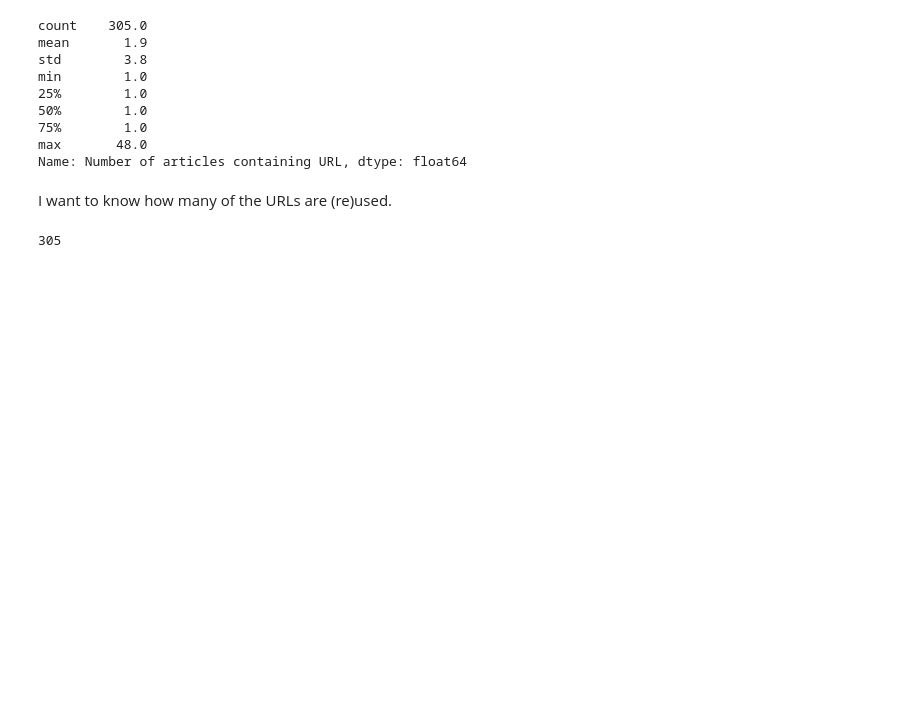
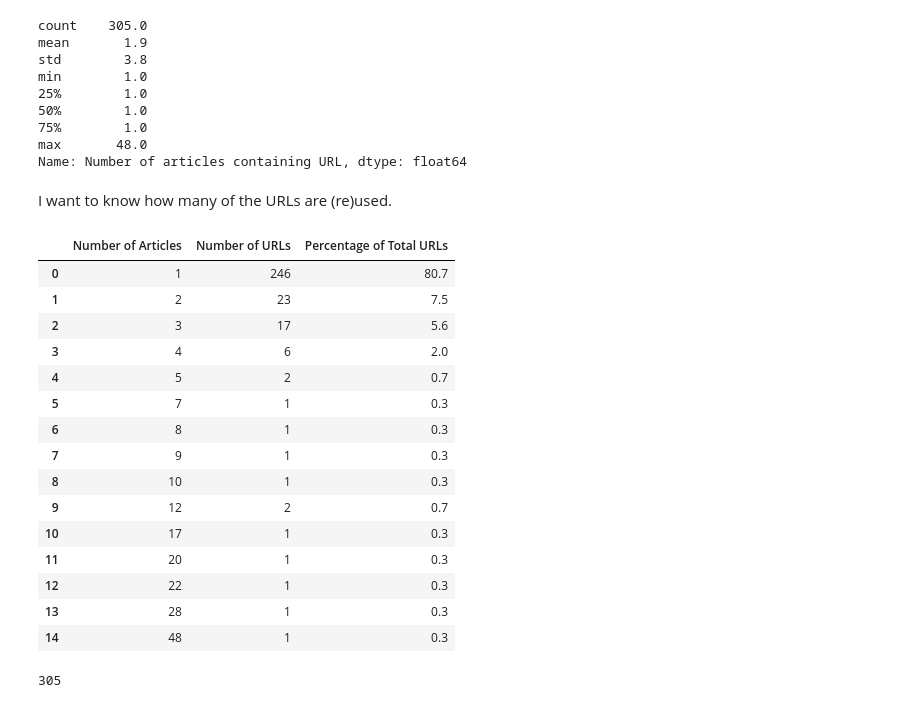
Before and after one commit to phantomloe/Thesis, a Jupyter notebook: Code/reuse_NeuroImage.ipynb, the cells around one changed output. Saved outputs shown, nothing was run; the diff lists cells and outputs as text; code cells hidden in the pictures; blank space fills up the shorter version.

```diff
--- a/Code/reuse_NeuroImage.ipynb
+++ b/Code/reuse_NeuroImage.ipynb
@@ -421,6 +427,42 @@ max       48.0
 Name: Number of articles containing URL, dtype: float64
 # %% [markdown]
 I want to know how many of the URLs are (re)used.
+# %%
+# Group URLs by the number of articles they are mentioned in and count the occurrences
+grouped_table = material_urls_sorted.groupby('Number of articles containing URL').agg({
+    'Material_URL': 'count'
+}).reset_index()
+
+# Calculate the percentage based on the total number of unique URLs
+total_unique_urls = len(material_urls_sorted['Material_URL'].unique())
+grouped_table['Percentage of Total URLs'] = round((grouped_table['Material_URL'] / total_unique_urls) * 100, 1)
+
+# Rename columns for clarity
+grouped_table = grouped_table.rename(columns={
+    'Number of articles containing URL': 'Number of Articles',
+    'Material_URL': 'Number of URLs'
+})
+
+grouped_table.to_csv('../Results/tables/NeuroImage2022_materialURLs_URLsMentionedInArticles_WithPCT.csv', index=False)
+# %%
+grouped_table
+# %% [output]
+|  | Number of Articles | Number of URLs | Percentage of Total URLs |
+| 0 | 1 | 246 | 80.7 |
+| 1 | 2 | 23 | 7.5 |
+| 2 | 3 | 17 | 5.6 |
+| 3 | 4 | 6 | 2.0 |
+| 4 | 5 | 2 | 0.7 |
+| 5 | 7 | 1 | 0.3 |
+| 6 | 8 | 1 | 0.3 |
+| 7 | 9 | 1 | 0.3 |
+| 8 | 10 | 1 | 0.3 |
+| 9 | 12 | 2 | 0.7 |
+| 10 | 17 | 1 | 0.3 |
+| 11 | 20 | 1 | 0.3 |
+| 12 | 22 | 1 | 0.3 |
+| 13 | 28 | 1 | 0.3 |
+| 14 | 48 | 1 | 0.3 |
 # %%
 len(material_urls_sorted) # URLs in total
 # %% [output]
```
Also changed, not shown: parts of 3 cells of this notebook, 14 other files.
